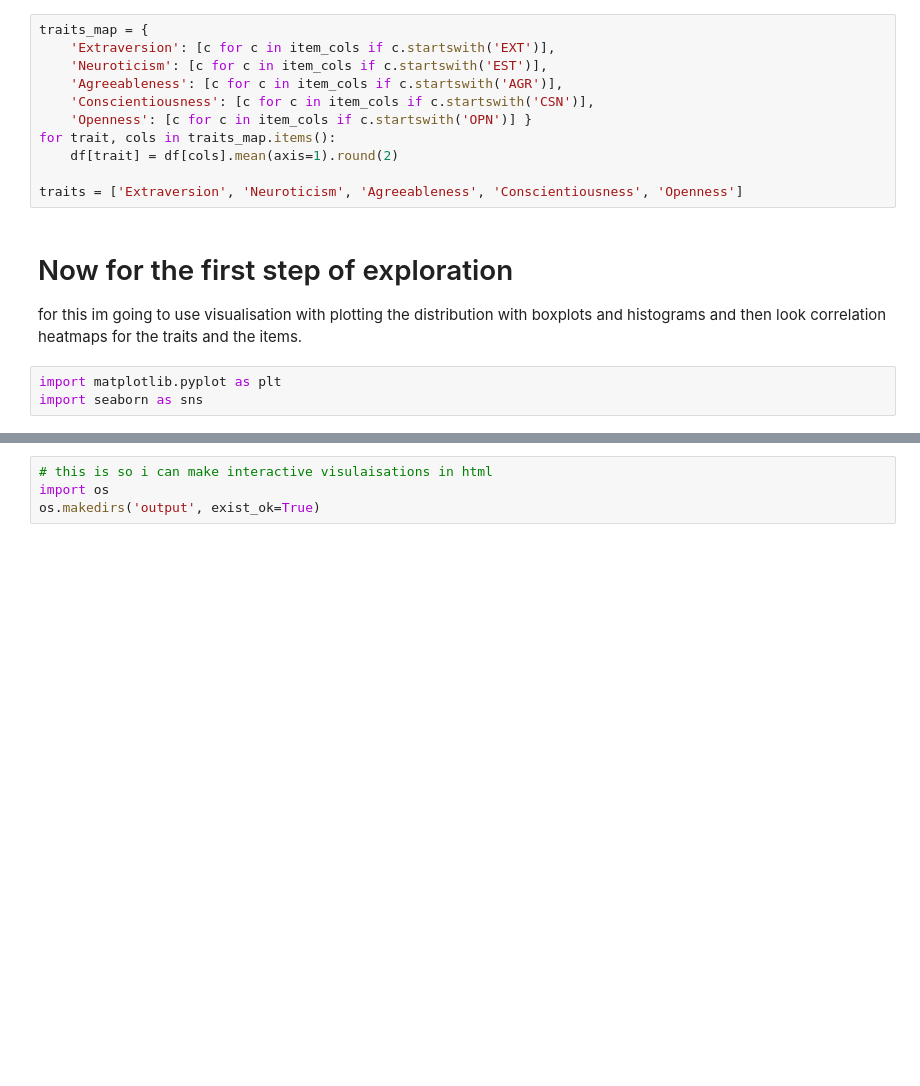
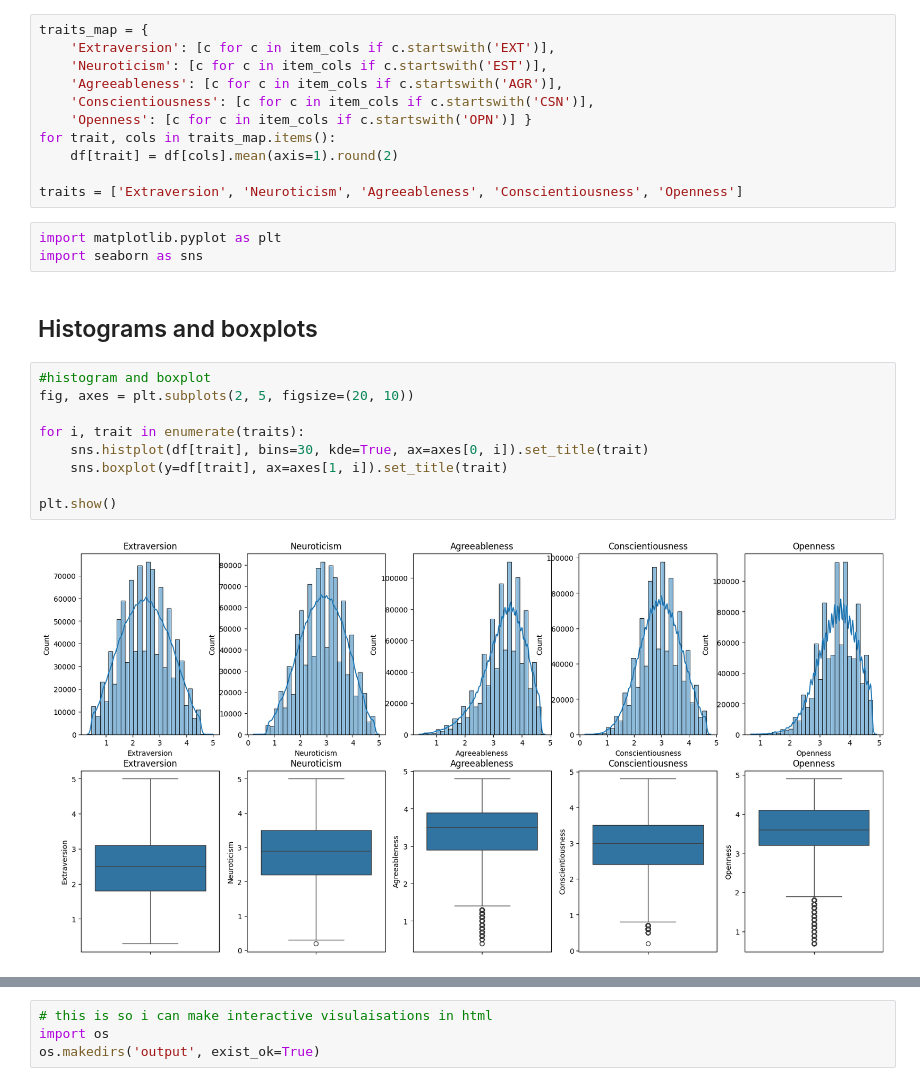
Before and after one commit to rowandama/DataSciSum2, a Jupyter notebook: Big5_1.ipynb, the cells around one changed output, grey strips where cells are left out. Saved outputs shown, nothing was run; the diff lists cells and outputs as text; blank space fills up the shorter version.

```diff
--- a/Big5_1.ipynb
+++ b/Big5_1.ipynb
@@ -27,9 +30,19 @@ for trait, cols in traits_map.items():
     df[trait] = df[cols].mean(axis=1).round(2)
 
 traits = ['Extraversion', 'Neuroticism', 'Agreeableness', 'Conscientiousness', 'Openness']
-# %% [markdown]
-# Now for the first step of exploration
-for this im going to use visualisation with plotting the distribution with boxplots and histograms and then look correlation heatmaps for the traits and the items.
 # %%
 import matplotlib.pyplot as plt
 import seaborn as sns
+# %% [markdown]
+## Histograms and boxplots
+# %%
+#histogram and boxplot
+fig, axes = plt.subplots(2, 5, figsize=(20, 10))
+
+for i, trait in enumerate(traits):
+    sns.histplot(df[trait], bins=30, kde=True, ax=axes[0, i]).set_title(trait)
+    sns.boxplot(y=df[trait], ax=axes[1, i]).set_title(trait)
+
+plt.show()
+# %% [output]
+[figure, added]
```
Also changed, not shown: parts of 29 cells of this notebook.
